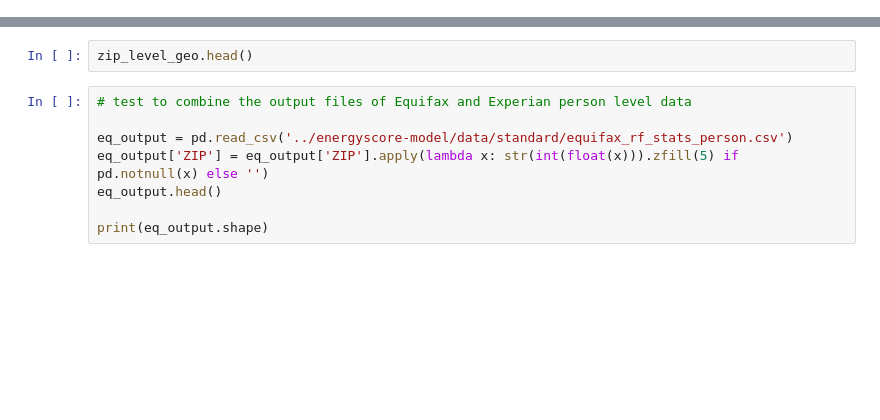
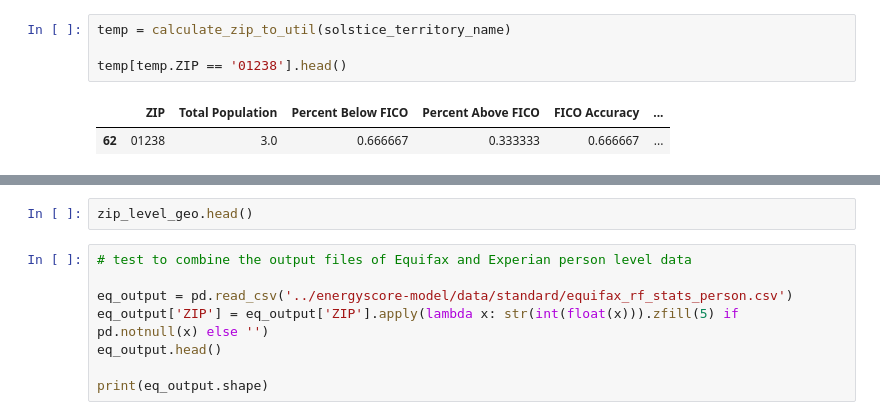
Before and after one commit to Jake-Ford/energyscore_demo, a Jupyter notebook: scratch.ipynb, the cells around one changed output, grey strips where cells are left out. Cells and saved outputs as stored; diff of their text form; blank space fills up the shorter version.

```diff
--- a/scratch.ipynb
+++ b/scratch.ipynb
@@ -37,0 +64,7 @@ state_name
+# %%
+temp = calculate_zip_to_util(solstice_territory_name)
+
+temp[temp.ZIP == '01238'].head()
+# %% [output]
+|  | ZIP | Total Population | Percent Below FICO | Percent Above FICO | FICO Accuracy | ... |
+| 62 | 01238 | 3.0 | 0.666667 | 0.333333 | 0.666667 | ... |
```
Also changed, not shown: parts of 21 cells of this notebook, 3 other files.
